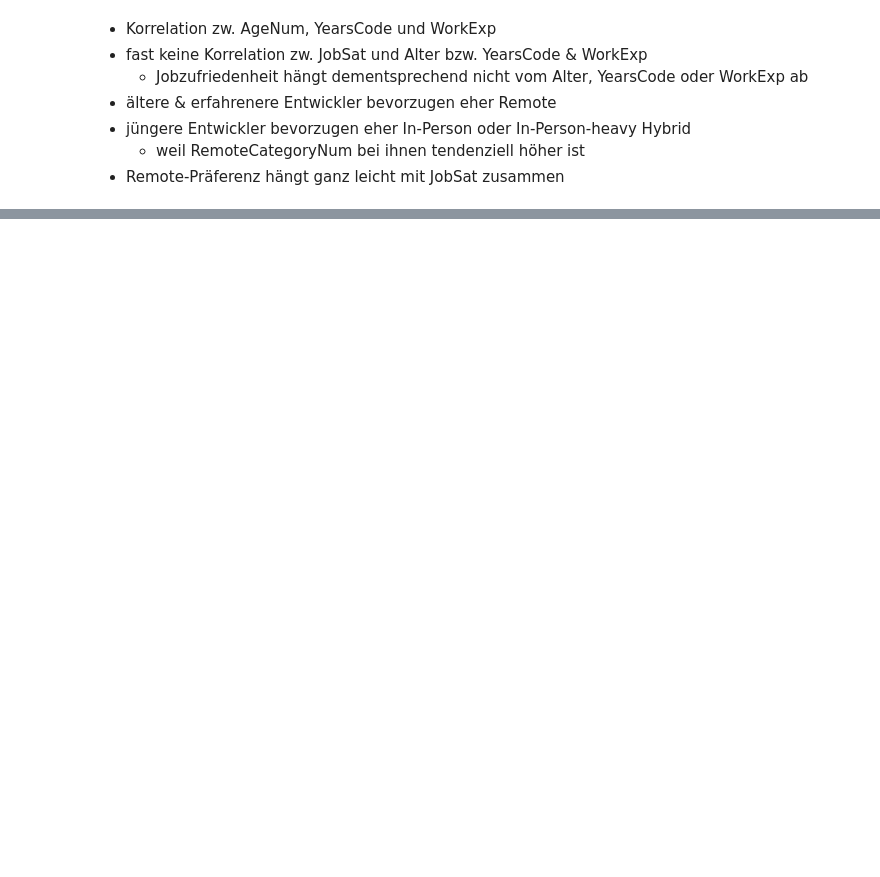
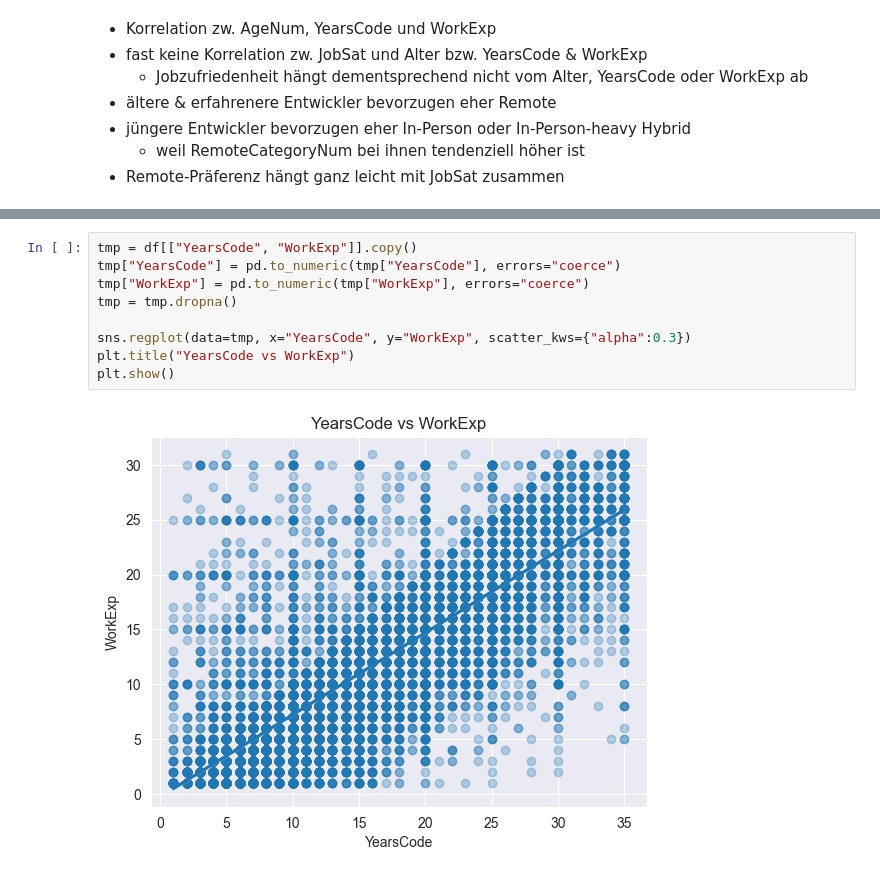
Before and after one commit to Moritz148/data-analytics-project, a Jupyter notebook: project/Mindestanforderungen4_Moritz.ipynb, the cells around one changed output, grey strips where cells are left out. Cells and saved outputs as stored; diff of their text form; blank space fills up the shorter version.

```diff
--- a/project/Mindestanforderungen4_Moritz.ipynb
+++ b/project/Mindestanforderungen4_Moritz.ipynb
@@ -103,3 +146,14 @@ sns.heatmap(df_corr.corr(method='spearman'),annot=True, cmap="coolwarm", vmin=-1
+# %%
+tmp = df[["YearsCode", "WorkExp"]].copy()
+tmp["YearsCode"] = pd.to_numeric(tmp["YearsCode"], errors="coerce")
+tmp["WorkExp"] = pd.to_numeric(tmp["WorkExp"], errors="coerce")
+tmp = tmp.dropna()
+
+sns.regplot(data=tmp, x="YearsCode", y="WorkExp", scatter_kws={"alpha":0.3})
+plt.title("YearsCode vs WorkExp")
+plt.show()
+# %% [output]
+[figure, added]
 # %%
 currency_counts = df["Currency"].value_counts(dropna=False)
 
```
Also changed, not shown: parts of 8 cells of this notebook, 3 other files.
